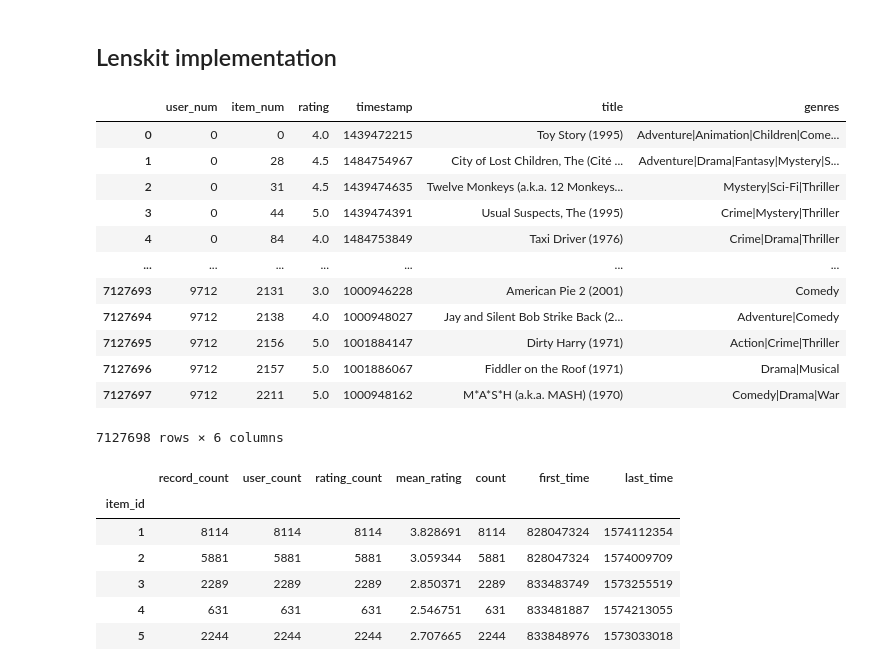
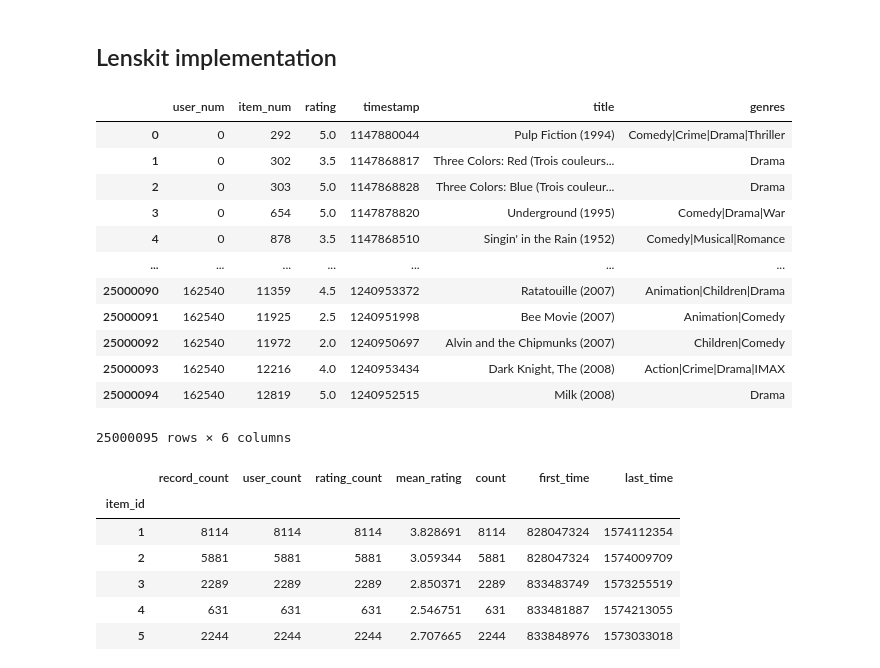
Before and after one commit to cellularegg/uas-soe-python-ss-2025, a Jupyter notebook: models/itembasecollfiltering.ipynb, the cells around one changed output. Drawn from its saved outputs; the diff is of its cells as text; code cells hidden in the pictures.

```diff
--- a/models/itembasecollfiltering.ipynb
+++ b/models/itembasecollfiltering.ipynb
@@ -67,30 +67,30 @@ movies_ratings_filtered.head()
 # %%
 from lenskit.data import from_interactions_df
 
 # convert df to a Dataset (new in LensKit 2025.2.0)
 # DOCS: https://lkpy.lenskit.org/stable/guide/data/
-lk_dataset = from_interactions_df(movies_ratings_filtered,
+lk_dataset = from_interactions_df(movies_ratings,
                                    user_col='userId',
                                    item_col='movieId',
                                    rating_col='rating',
                                    timestamp_col='timestamp')
 lk_dataset
 pd_lk_dataset = lk_dataset.interaction_matrix(format='pandas')
 pd_lk_dataset
 # %% [output]
 |  | user_num | item_num | rating | timestamp | title | genres |
-| 0 | 0 | 0 | 4.0 | 1439472215 | Toy Story (1995) | Adventure|Animation|Children|Come... |
-| 1 | 0 | 28 | 4.5 | 1484754967 | City of Lost Children, The (Cité ... | Adventure|Drama|Fantasy|Mystery|S... |
-| 2 | 0 | 31 | 4.5 | 1439474635 | Twelve Monkeys (a.k.a. 12 Monkeys... | Mystery|Sci-Fi|Thriller |
-| 3 | 0 | 44 | 5.0 | 1439474391 | Usual Suspects, The (1995) | Crime|Mystery|Thriller |
-| 4 | 0 | 84 | 4.0 | 1484753849 | Taxi Driver (1976) | Crime|Drama|Thriller |
+| 0 | 0 | 292 | 5.0 | 1147880044 | Pulp Fiction (1994) | Comedy|Crime|Drama|Thriller |
+| 1 | 0 | 302 | 3.5 | 1147868817 | Three Colors: Red (Trois couleurs... | Drama |
+| 2 | 0 | 303 | 5.0 | 1147868828 | Three Colors: Blue (Trois couleur... | Drama |
+| 3 | 0 | 654 | 5.0 | 1147878820 | Underground (1995) | Comedy|Drama|War |
+| 4 | 0 | 878 | 3.5 | 1147868510 | Singin' in the Rain (1952) | Comedy|Musical|Romance |
 | ... | ... | ... | ... | ... | ... | ... |
-| 7127693 | 9712 | 2131 | 3.0 | 1000946228 | American Pie 2 (2001) | Comedy |
-| 7127694 | 9712 | 2138 | 4.0 | 1000948027 | Jay and Silent Bob Strike Back (2... | Adventure|Comedy |
-| 7127695 | 9712 | 2156 | 5.0 | 1001884147 | Dirty Harry (1971) | Action|Crime|Thriller |
-| 7127696 | 9712 | 2157 | 5.0 | 1001886067 | Fiddler on the Roof (1971) | Drama|Musical |
-| 7127697 | 9712 | 2211 | 5.0 | 1000948162 | M*A*S*H (a.k.a. MASH) (1970) | Comedy|Drama|War |
+| 25000090 | 162540 | 11359 | 4.5 | 1240953372 | Ratatouille (2007) | Animation|Children|Drama |
+| 25000091 | 162540 | 11925 | 2.5 | 1240951998 | Bee Movie (2007) | Animation|Comedy |
+| 25000092 | 162540 | 11972 | 2.0 | 1240950697 | Alvin and the Chipmunks (2007) | Children|Comedy |
+| 25000093 | 162540 | 12216 | 4.0 | 1240953434 | Dark Knight, The (2008) | Action|Crime|Drama|IMAX |
+| 25000094 | 162540 | 12819 | 5.0 | 1240952515 | Milk (2008) | Drama |
-7127698 rows × 6 columns
+25000095 rows × 6 columns
 # %%
 # we also can get some statistics from the Dataset object
 lk_dataset.item_stats()
```
Also changed, not shown: parts of 2 cells of this notebook.
